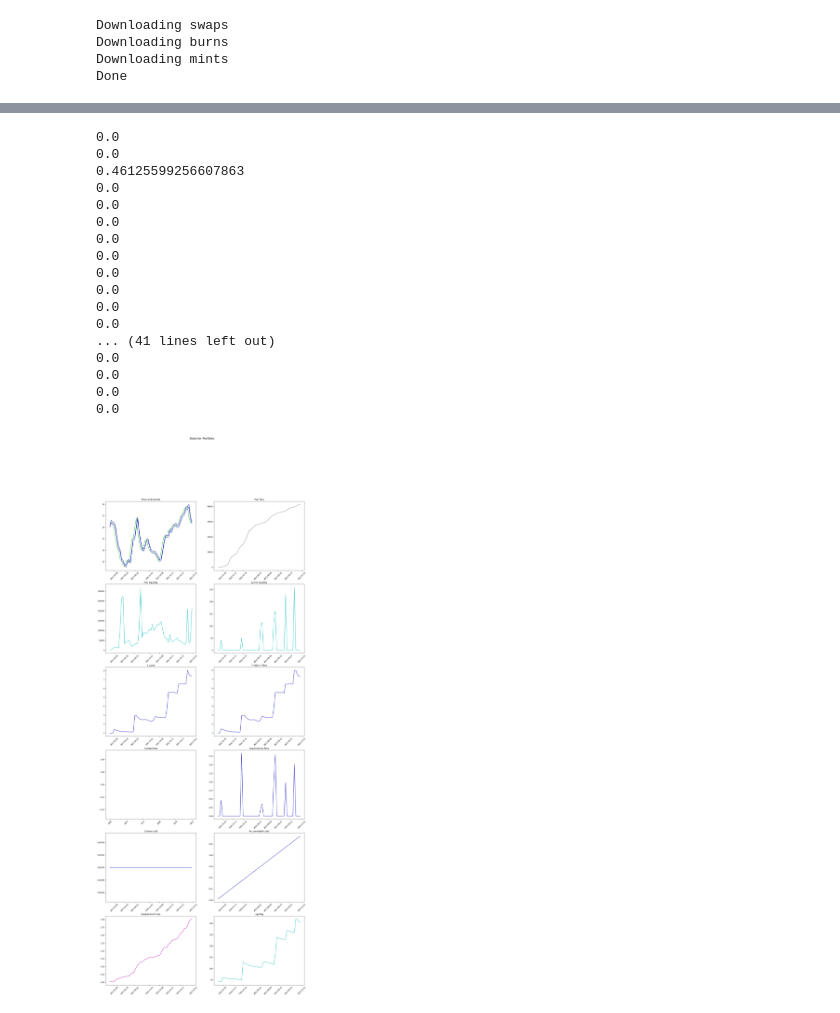
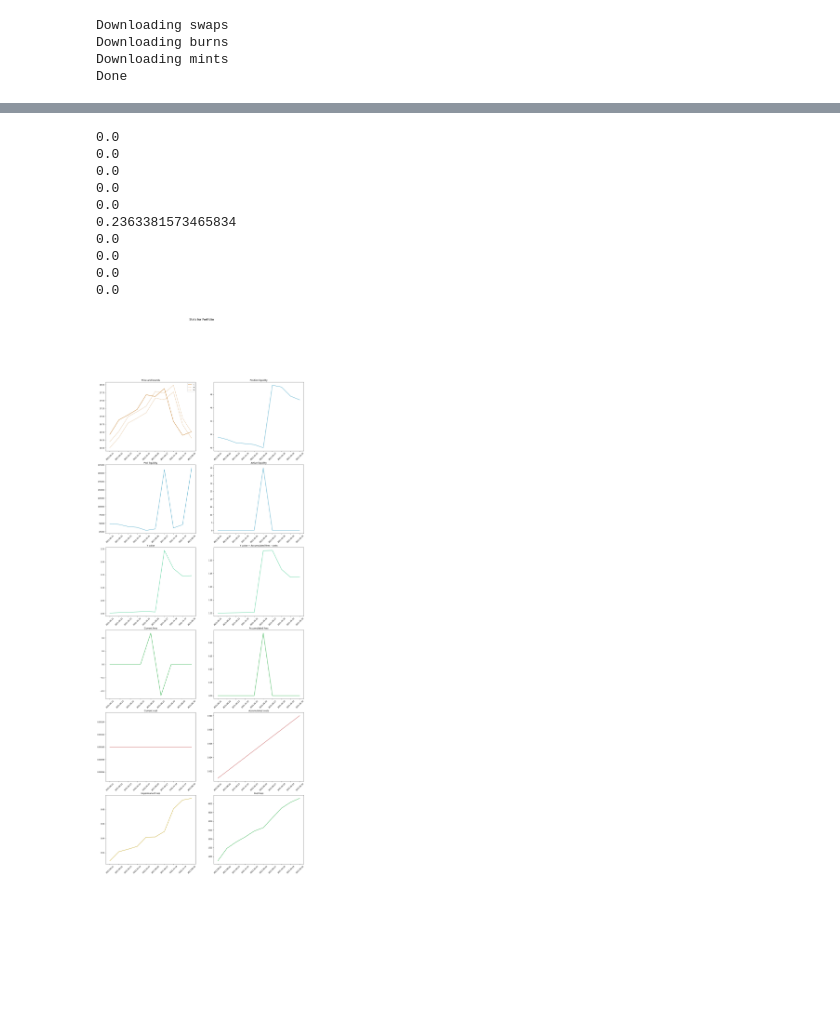
Before and after one commit to mellow-finance/mellow-strategy-sdk, a Jupyter notebook: examples/data.ipynb, the cells around one changed output, grey strips where cells are left out. Cells and saved outputs as stored; diff of their text form; code cells hidden in the pictures; blank space fills up the shorter version.

```diff
--- a/examples/data.ipynb
+++ b/examples/data.ipynb
@@ -61,41 +61,34 @@ class RebalanceStrategy(AbstractStrategy):
         self,
         t: datetime,
         c: float,
         vol: float,
         l: Callable[[float], float],
         pool_data: PoolData,
     ) -> bool:
         if not self.portfolio.position("main"):
             self.portfolio.add_position(Position(id="main", a = c / 1.0001 ** 60, b = c * 1.0001 ** 60))
             pos = self.portfolio.position("main")
             pos.deposit(c, 1)
         else:
             pos = self.portfolio.position("main")
             pos.set_a(c / 1.0001 ** 60, c)
             pos.set_b(c * 1.0001 ** 60, c)
 
         return True
 backtest = Backtest(RebalanceStrategy())
-# data = p["2021-06-20":"2021-06-30"]
-data = p
+data = p["2021-06-20":"2021-06-30"]
+# data = p
 backtest.run(data, 0.001)
 backtest.plot(20, 50)
 # %% [output]
-0.0
-0.0
-0.46125599256607863
 0.0
 0.0
 0.0
 0.0
 0.0
+0.2363381573465834
 0.0
 0.0
 0.0
 0.0
-... (41 lines left out)
-0.0
-0.0
-0.0
-0.0
-[figure, old version]
+[figure, new version]
```
Also changed, not shown: parts of 3 cells of this notebook, 3 other files.
